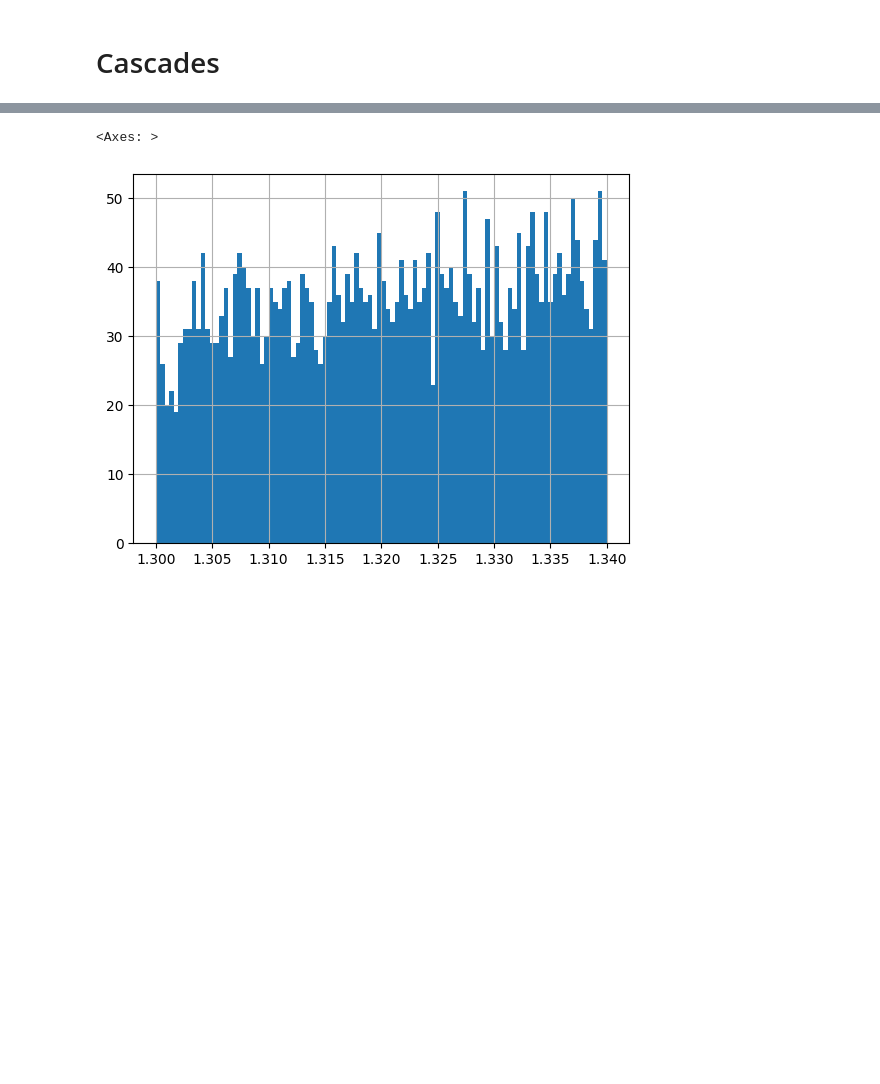
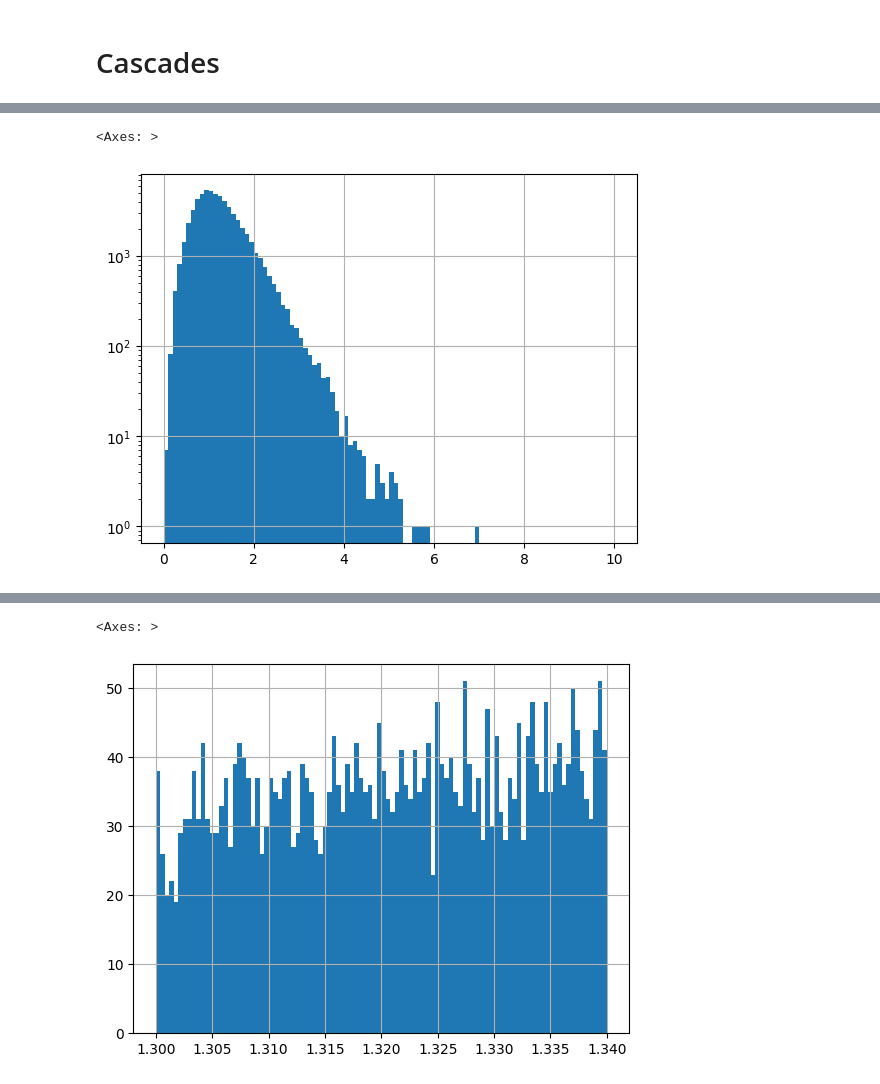
Before and after one commit to TorinoHF/hf_pid_studies, a Jupyter notebook: analysis/selections_playground.ipynb, the cells around one changed output, grey strips where cells are left out. Drawn from its saved outputs; the diff is of its cells as text; code cells hidden in the pictures; blank space fills up the shorter version.

```diff
--- a/analysis/selections_playground.ipynb
+++ b/analysis/selections_playground.ipynb
@@ -21,0 +41,6 @@ df["fDcaV0Daughters"].hist(bins=100, range=(0, 1), log=True)
+# %%
+# df.query("20 < fCentralityFT0C < 40 and 0 < fOccupancyFt0c < 20000")["fPtPos"].hist(bins=100, range=(0, 10), log=True)
+df.query("20 < fCentralityFT0C < 40 and 0 < fOccupancyFt0c < 20000")["fPt"].hist(bins=100, range=(0, 10), log=True)
+# %% [output]
+<Axes: >
+[figure, added]
```
Also changed, not shown: parts of 10 cells of this notebook, 1 other file.
